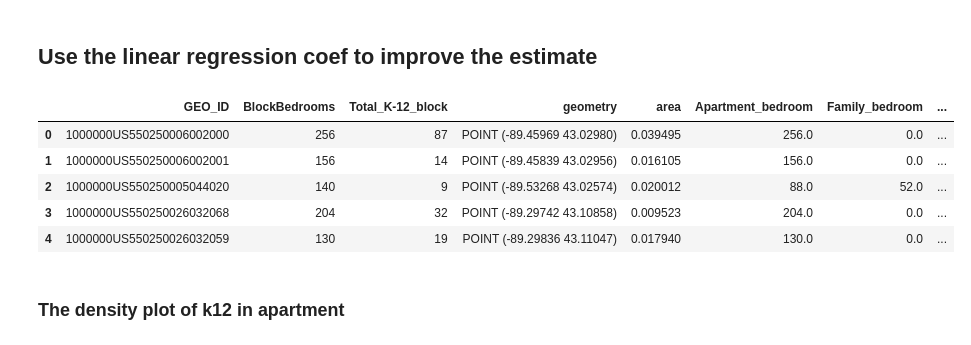
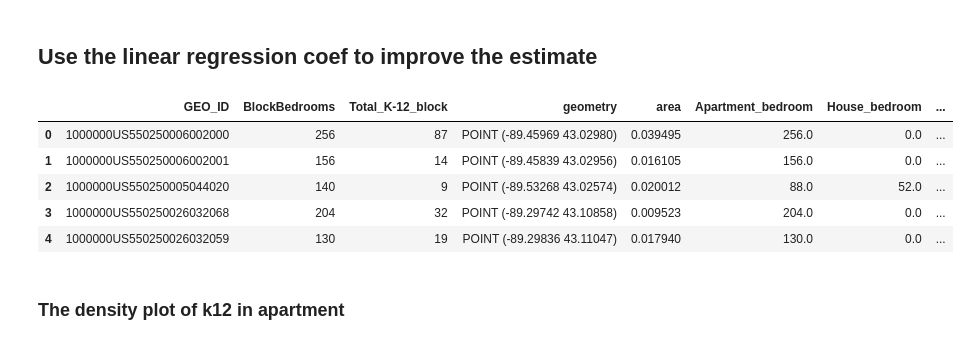
Before and after one commit to wesley0628/Internet-Access-Analysis, a Jupyter notebook: Internet_Access.ipynb, the cells around one changed output. Saved outputs shown, nothing was run; the diff lists cells and outputs as text; code cells hidden in the pictures.

```diff
--- a/Internet_Access.ipynb
+++ b/Internet_Access.ipynb
@@ -33,6 +33,7 @@ commercial['Apartment'] = commercial['PropertyUse'].str.contains("Apartment")
 commercial = commercial[commercial["Apartment"] == True]
 commercial = commercial.drop(columns= ["Apartment"])
 commercial_unit = commercial[commercial["PropertyUse"].str.contains("unit")]
+
 def change_bedroom(df):
     return int(df["PropertyUse"][:-15]) * 2
 commercial_unit['Bedrooms']=commercial_unit.apply(lambda r:change_bedroom(r),axis=1)
@@ -40,13 +41,13 @@ commercial_others = commercial[~commercial["PropertyUse"].str.contains("unit")]
 
 def change_bedroom_for_other_commercial(df):
     if df["PropertyUse"] == "Apartment & office":
-        return 3
+        return 3*2
     if df["PropertyUse"] == "Apartment & store":
-        return 2
+        return 2*2
     if df["PropertyUse"] == "Apartments":
-        return 5
+        return 5*2
     if df["PropertyUse"] == "Apartments & rooms":
-        return 6
+        return 6*2
 
 commercial_others["Bedrooms"] = commercial_others.apply(lambda  r:change_bedroom_for_other_commercial(r), axis=1)
 
@@ -319,15 +318,15 @@ plt.show()
 # %%
 total = model1["lr"].coef_[0] + model1["lr"].coef_[1]
 apt_pro = model1["lr"].coef_[0]
 house_pro = model1["lr"].coef_[1]
 
-result["K12_in_apt"] = result["Total_K-12_block"] / (result["Family_bedroom"] + result["Apartment_bedroom"] * (apt_pro/house_pro)) * (result["Apartment_bedroom"] * (apt_pro/house_pro))
+result["K12_in_apt"] = result["Total_K-12_block"] / (result["House_bedroom"] + result["Apartment_bedroom"] * (apt_pro/house_pro)) * (result["Apartment_bedroom"] * (apt_pro/house_pro))
 result["K12_in_other"] = result["Total_K-12_block"] - result["K12_in_apt"]
 result['apt_density'] = result['K12_in_apt'] / result['area']
 result['other_density'] = result['K12_in_other'] / result['area']
 result.head()
 # %% [output]
-|  | GEO_ID | BlockBedrooms | Total_K-12_block | geometry | area | Apartment_bedroom | Family_bedroom | ... |
+|  | GEO_ID | BlockBedrooms | Total_K-12_block | geometry | area | Apartment_bedroom | House_bedroom | ... |
 | 0 | 1000000US550250006002000 | 256 | 87 | POINT (-89.45969 43.02980) | 0.039495 | 256.0 | 0.0 | ... |
 | 1 | 1000000US550250006002001 | 156 | 14 | POINT (-89.45839 43.02956) | 0.016105 | 156.0 | 0.0 | ... |
 | 2 | 1000000US550250005044020 | 140 | 9 | POINT (-89.53268 43.02574) | 0.020012 | 88.0 | 52.0 | ... |
```
Also changed, not shown: parts of 6 cells of this notebook.
